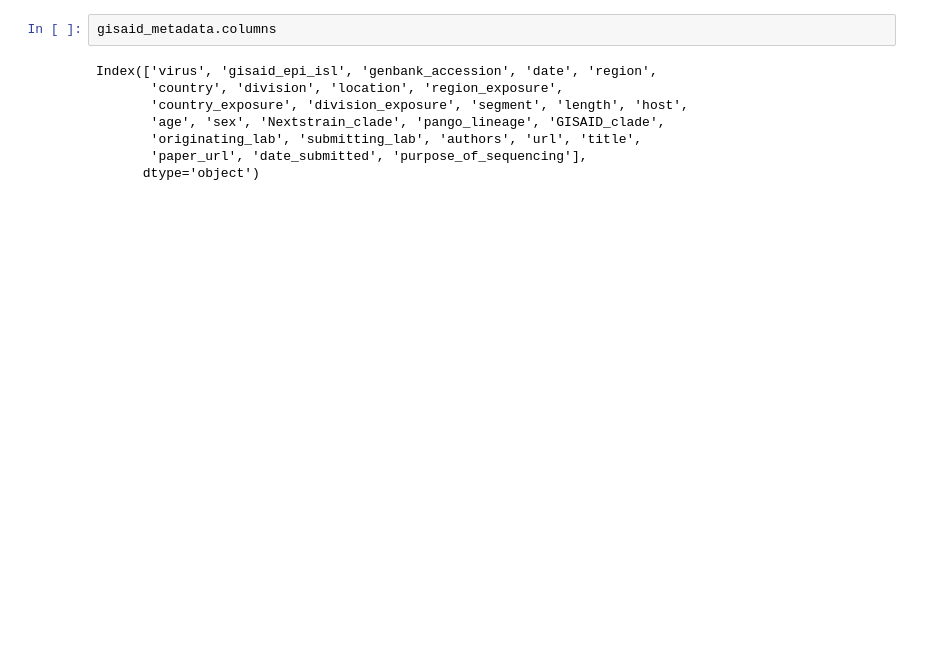
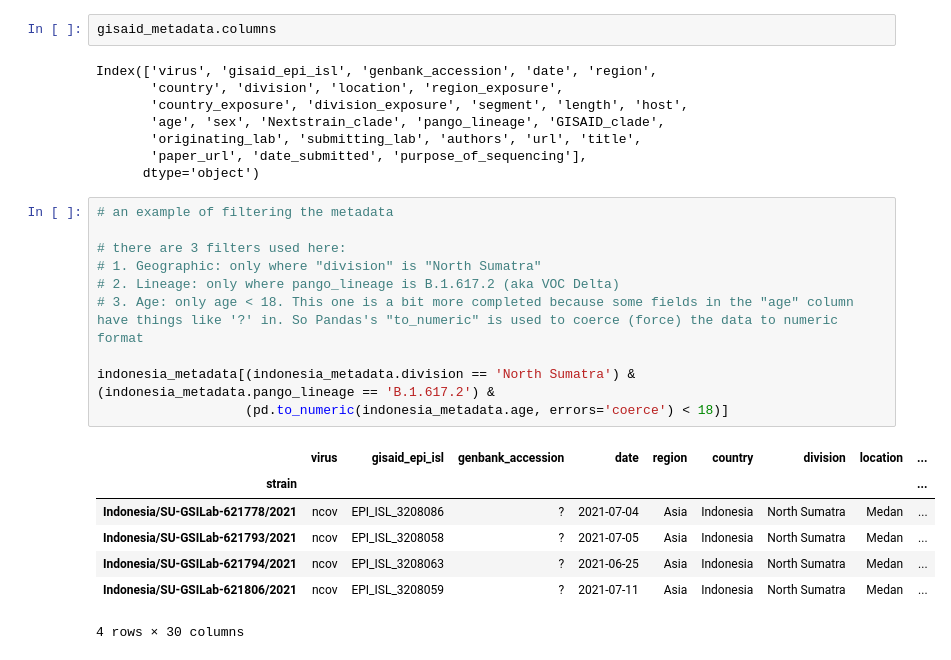
Before and after one commit to pvanheus/GISAID_processing, a Jupyter notebook: GISAID_Indonesia.ipynb, the cells around one changed output. Drawn from its saved outputs; the diff is of its cells as text; blank space fills up the shorter version.

```diff
--- a/GISAID_Indonesia.ipynb
+++ b/GISAID_Indonesia.ipynb
@@ -319,5 +321,23 @@ Index(['virus', 'gisaid_epi_isl', 'genbank_accession', 'date', 'region',
        'originating_lab', 'submitting_lab', 'authors', 'url', 'title',
        'paper_url', 'date_submitted', 'purpose_of_sequencing'],
       dtype='object')
+# %%
+# an example of filtering the metadata
+
+# there are 3 filters used here:
+# 1. Geographic: only where "division" is "North Sumatra"
+# 2. Lineage: only where pango_lineage is B.1.617.2 (aka VOC Delta)
+# 3. Age: only age < 18. This one is a bit more completed because some fields in the "age" column have things like '?' in. So Pandas's "to_numeric" is used to coerce (force) the data to numeric format
+
+indonesia_metadata[(indonesia_metadata.division == 'North Sumatra') & (indonesia_metadata.pango_lineage == 'B.1.617.2') &
+                   (pd.to_numeric(indonesia_metadata.age, errors='coerce') < 18)]
+# %% [output]
+|  | virus | gisaid_epi_isl | genbank_accession | date | region | country | division | location | ... |
+| strain |  |  |  |  |  |  |  |  | ... |
+| Indonesia/SU-GSILab-621778/2021 | ncov | EPI_ISL_3208086 | ? | 2021-07-04 | Asia | Indonesia | North Sumatra | Medan | ... |
+| Indonesia/SU-GSILab-621793/2021 | ncov | EPI_ISL_3208058 | ? | 2021-07-05 | Asia | Indonesia | North Sumatra | Medan | ... |
+| Indonesia/SU-GSILab-621794/2021 | ncov | EPI_ISL_3208063 | ? | 2021-06-25 | Asia | Indonesia | North Sumatra | Medan | ... |
+| Indonesia/SU-GSILab-621806/2021 | ncov | EPI_ISL_3208059 | ? | 2021-07-11 | Asia | Indonesia | North Sumatra | Medan | ... |
+4 rows × 30 columns
 # %%
 GISAID_contributors = indonesia_metadata.submitting_lab.unique().tolist()
```
Also changed, not shown: parts of 4 cells of this notebook.
